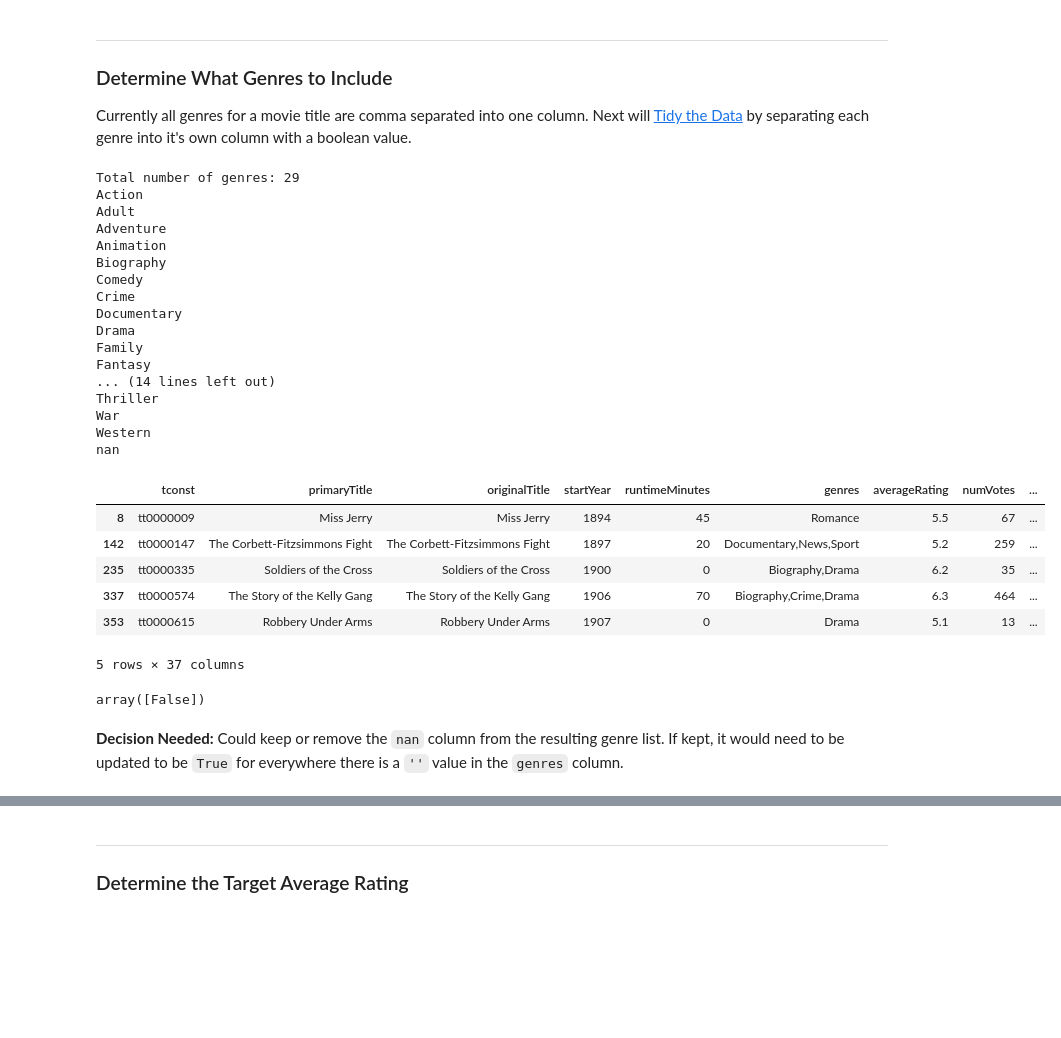
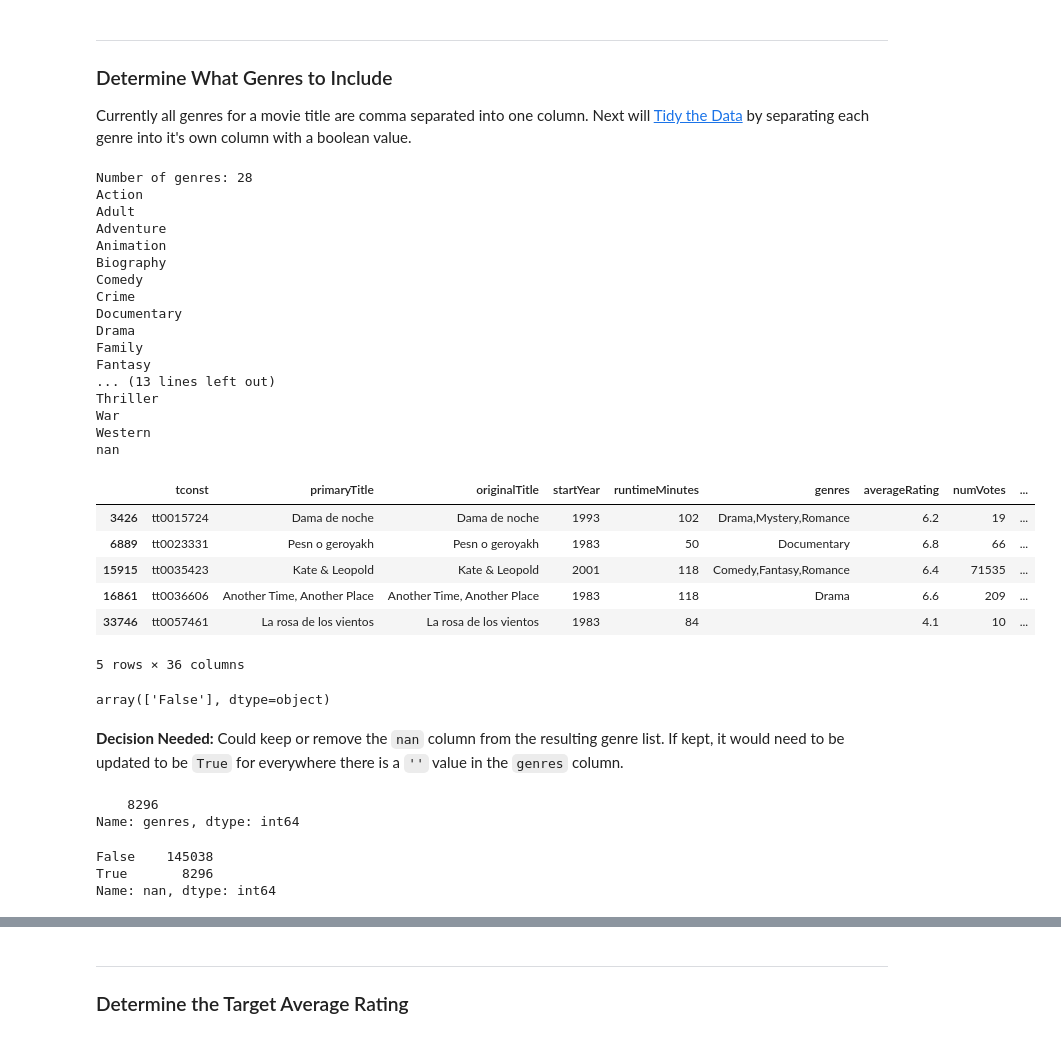
Before and after one commit to dniedermier-cscc/Scrum-Lords-Capstone-2018, a Jupyter notebook: IMDB/Working Notebooks/IMDB_Capstone_CS.ipynb, the cells around one changed output, grey strips where cells are left out. Cells and saved outputs as stored; diff of their text form; code cells hidden in the pictures; blank space fills up the shorter version.

Commit message:
Genre Calculations Function

```diff
--- a/IMDB/Working Notebooks/IMDB_Capstone_CS.ipynb
+++ b/IMDB/Working Notebooks/IMDB_Capstone_CS.ipynb
@@ -485,7 +485,7 @@ Currently all genres for a movie title are comma separated into one column. Next
 # Used for Proof of Concept
 #current_movie_data.to_csv("current_movie_data.csv", sep='\t', index=False)
 # %%
-movies_genres_list = movie_data['genres'].tolist()
+movies_genres_list = current_movie_data['genres'].tolist()
 
 # convert all values to a string and return the map as a list
 # source: https://stackoverflow.com/a/1303354
@@ -525,7 +525,7 @@ def convert_dict_to_string(dictionary):
 genres_list = get_genres(movies_genres_list)
 # %%
 # create a new subset of data for when we explode the genre columns
-movie_data_expanded = movie_data.copy()
+movie_data_expanded = current_movie_data.copy()
 
 # convert the NaN values to a string so they are not a float value & throw an error
 movie_data_expanded['genres'] = movie_data_expanded.genres.fillna('')
@@ -536,44 +536,48 @@ def find_Value(value, subString):
     else:
         return False
 
 def split_genre_columns(list_of_genres):
     '''Explodes the genres column where there is one new column for each genre in the dataset.
        Each new column has a True/False value that corresponds to the genres column.'''
     print('Number of genres:', len(list_of_genres))
     for index, val in enumerate(list_of_genres):
         print(list_of_genres[index])
         movie_data_expanded[list_of_genres[index]] = movie_data_expanded.apply(lambda x: find_Value(x['genres'], list_of_genres[index]), axis=1)
 
+        # convert the column to datatype of string
+        movie_data_expanded[list_of_genres[index]] = movie_data_expanded[list_of_genres[index]].astype(str)
+        movie_data_expanded[list_of_genres[index]].str.strip()
+
 split_genre_columns(genres_list)  #explode the genre columns
 movie_data_expanded.head()
 # %% [output]
-Total number of genres: 29
+Number of genres: 28
 Action
 Adult
 Adventure
 Animation
 Biography
 Comedy
 Crime
 Documentary
 Drama
 Family
 Fantasy
-... (14 lines left out)
+... (13 lines left out)
 Thriller
 War
 Western
 nan
 |  | tconst | primaryTitle | originalTitle | startYear | runtimeMinutes | genres | averageRating | numVotes | ... |
-| 8 | tt0000009 | Miss Jerry | Miss Jerry | 1894 | 45 | Romance | 5.5 | 67 | ... |
-| 142 | tt0000147 | The Corbett-Fitzsimmons Fight | The Corbett-Fitzsimmons Fight | 1897 | 20 | Documentary,News,Sport | 5.2 | 259 | ... |
-| 235 | tt0000335 | Soldiers of the Cross | Soldiers of the Cross | 1900 | 0 | Biography,Drama | 6.2 | 35 | ... |
-| 337 | tt0000574 | The Story of the Kelly Gang | The Story of the Kelly Gang | 1906 | 70 | Biography,Crime,Drama | 6.3 | 464 | ... |
-| 353 | tt0000615 | Robbery Under Arms | Robbery Under Arms | 1907 | 0 | Drama | 5.1 | 13 | ... |
+| 3426 | tt0015724 | Dama de noche | Dama de noche | 1993 | 102 | Drama,Mystery,Romance | 6.2 | 19 | ... |
+| 6889 | tt0023331 | Pesn o geroyakh | Pesn o geroyakh | 1983 | 50 | Documentary | 6.8 | 66 | ... |
+| 15915 | tt0035423 | Kate & Leopold | Kate & Leopold | 2001 | 118 | Comedy,Fantasy,Romance | 6.4 | 71535 | ... |
+| 16861 | tt0036606 | Another Time, Another Place | Another Time, Another Place | 1983 | 118 | Drama | 6.6 | 209 | ... |
+| 33746 | tt0057461 | La rosa de los vientos | La rosa de los vientos | 1983 | 84 |  | 4.1 | 10 | ... |
-5 rows × 37 columns
+5 rows × 36 columns
 # %%
 movie_data_expanded.nan.unique()
 # %% [output]
-array([False])
+array(['False'], dtype=object)
 # %% [markdown]
 **Decision Needed:** Could keep or remove the `nan` column from the resulting genre list. If kept, it would need to be updated to be `True` for everywhere there is a `''` value in the `genres` column.
@@ -579,0 +587,12 @@ array([False])
+# %%
+# double check the same number of null values exist as before
+movie_data_expanded[movie_data_expanded.genres == ''].genres.value_counts()
+# %% [output]
+    8296
+Name: genres, dtype: int64
+# %%
+movie_data_expanded.nan.value_counts()
+# %% [output]
+False    145038
+True       8296
+Name: nan, dtype: int64
```
Also changed, not shown: parts of 9 cells of this notebook, 1 other file.
